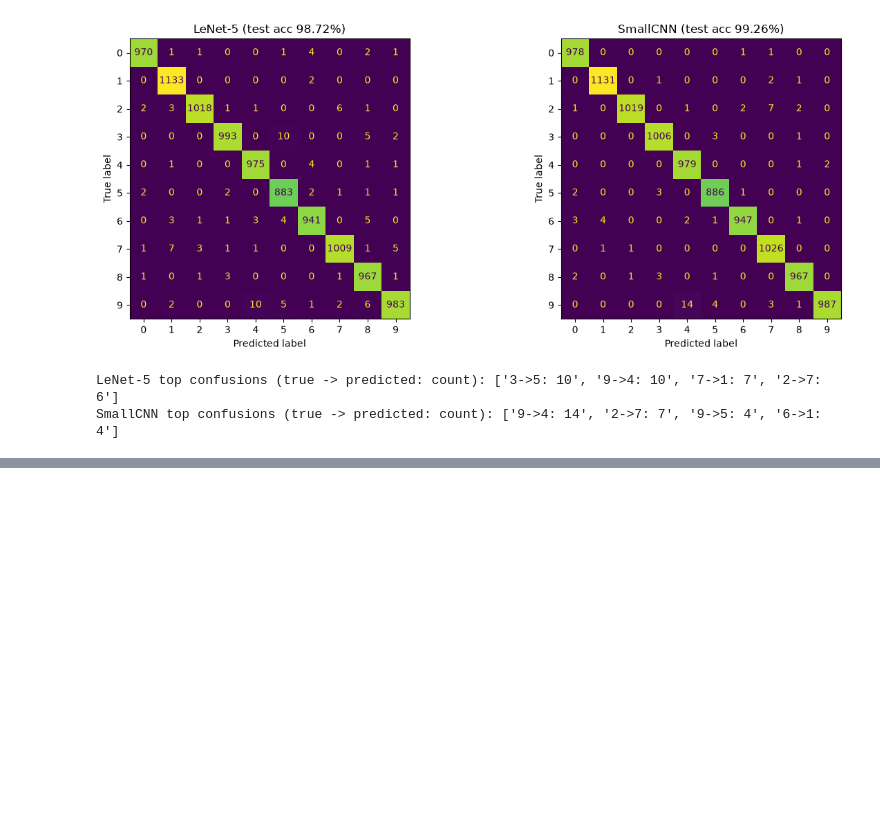
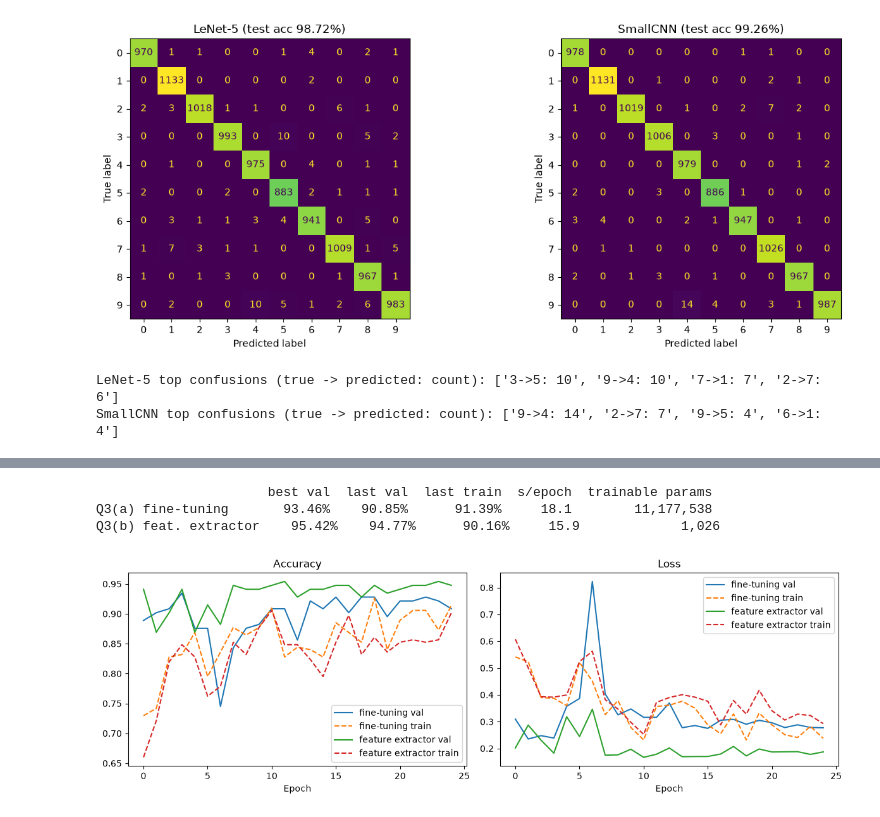
Before and after one commit to dilith813/en3160-a03, a Jupyter notebook: notebooks/a03.ipynb, the cells around one changed output, grey strips where cells are left out. Drawn from its saved outputs; the diff is of its cells as text; code cells hidden in the pictures; blank space fills up the shorter version.

```diff
--- a/notebooks/a03.ipynb
+++ b/notebooks/a03.ipynb
@@ -476,0 +547,12 @@ positions, suit images better than a network that flattens the image into an unr
+# %%
+# Fine-tuning: start from ImageNet weights, replace the last layer, train ALL layers
+torch.manual_seed(0)
+resnet_ft = models.resnet18(weights=models.ResNet18_Weights.IMAGENET1K_V1)
+resnet_ft.fc = nn.Linear(resnet_ft.fc.in_features, 2)          # 1000 ImageNet classes -> 2 (ant, bee)
+resnet_ft = resnet_ft.to(device)
+
+opt_ft = optim.SGD(resnet_ft.parameters(), lr=0.001, momentum=0.9)
+sched_ft = lr_scheduler.StepLR(opt_ft, step_size=7, gamma=0.1)       # lr x 0.1 every 7 epochs
+resnet_ft, hist_ft, best_ft = train_hym(resnet_ft, opt_ft, sched_ft)
+trainable_ft = sum(p.numel() for p in resnet_ft.parameters() if p.requires_grad)
+print("Q3(a) fine-tuning: best val acc", best_ft, " trainable parameters", trainable_ft)
@@ -476,0 +583,14 @@ positions, suit images better than a network that flattens the image into an unr
+# %%
+# Feature extractor: freeze the whole pretrained network, train only the new last layer
+torch.manual_seed(0)
+resnet_fe = models.resnet18(weights=models.ResNet18_Weights.IMAGENET1K_V1)
+for p in resnet_fe.parameters():
+    p.requires_grad = False
+resnet_fe.fc = nn.Linear(resnet_fe.fc.in_features, 2)
+resnet_fe = resnet_fe.to(device)
+
+opt_fe = optim.SGD(resnet_fe.fc.parameters(), lr=0.001, momentum=0.9)
+sched_fe = lr_scheduler.StepLR(opt_fe, step_size=7, gamma=0.1)
+resnet_fe, hist_fe, best_fe = train_hym(resnet_fe, opt_fe, sched_fe)
+trainable_fe = sum(p.numel() for p in resnet_fe.parameters() if p.requires_grad)
+print("Q3(b) feature extractor: best val acc", best_fe, " trainable parameters", trainable_fe)
@@ -476,0 +620,20 @@ positions, suit images better than a network that flattens the image into an unr
+# %%
+# Comparison table and curves for (a) and (b)
+print(f"{'':20s} {'best val':>9s} {'last val':>9s} {'last train':>11s} {'s/epoch':>8s} {'trainable params':>17s}")
+for name, h, best, tp in [("Q3(a) fine-tuning", hist_ft, best_ft, trainable_ft),
+                          ("Q3(b) feat. extractor", hist_fe, best_fe, trainable_fe)]:
+    print(f"{name:20s} {100*best:8.2f}% {100*h['val_acc'][-1]:8.2f}% {100*h['train_acc'][-1]:10.2f}% "
+          f"{np.mean(h['time']):8.1f} {tp:17,d}")
+
+fig, ax = plt.subplots(1, 2, figsize=(12, 4))
+for name, h in [("fine-tuning", hist_ft), ("feature extractor", hist_fe)]:
+    ax[0].plot(h['val_acc'], label=f"{name} val"); ax[0].plot(h['train_acc'], '--', label=f"{name} train")
+    ax[1].plot(h['val_loss'], label=f"{name} val"); ax[1].plot(h['train_loss'], '--', label=f"{name} train")
+ax[0].set_title("Accuracy"); ax[1].set_title("Loss")
+for a in ax: a.set_xlabel("Epoch"); a.legend()
+plt.tight_layout(); plt.show()
+# %% [output]
+                      best val  last val  last train  s/epoch  trainable params
+Q3(a) fine-tuning       93.46%    90.85%      91.39%     18.1        11,177,538
+Q3(b) feat. extractor    95.42%    94.77%      90.16%     15.9             1,026
+[figure, added]
```
Also changed, not shown: parts of 12 cells of this notebook.
